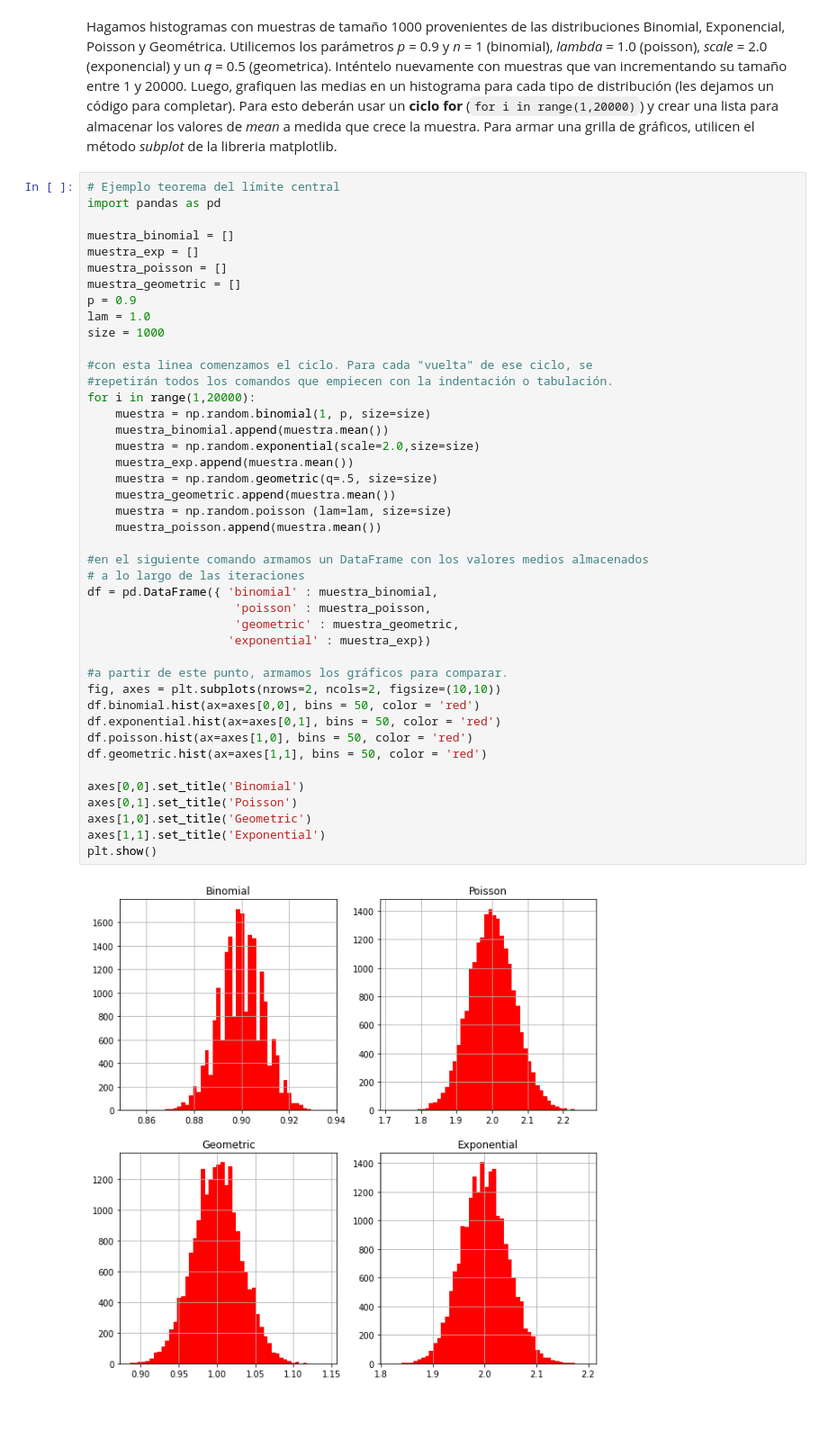
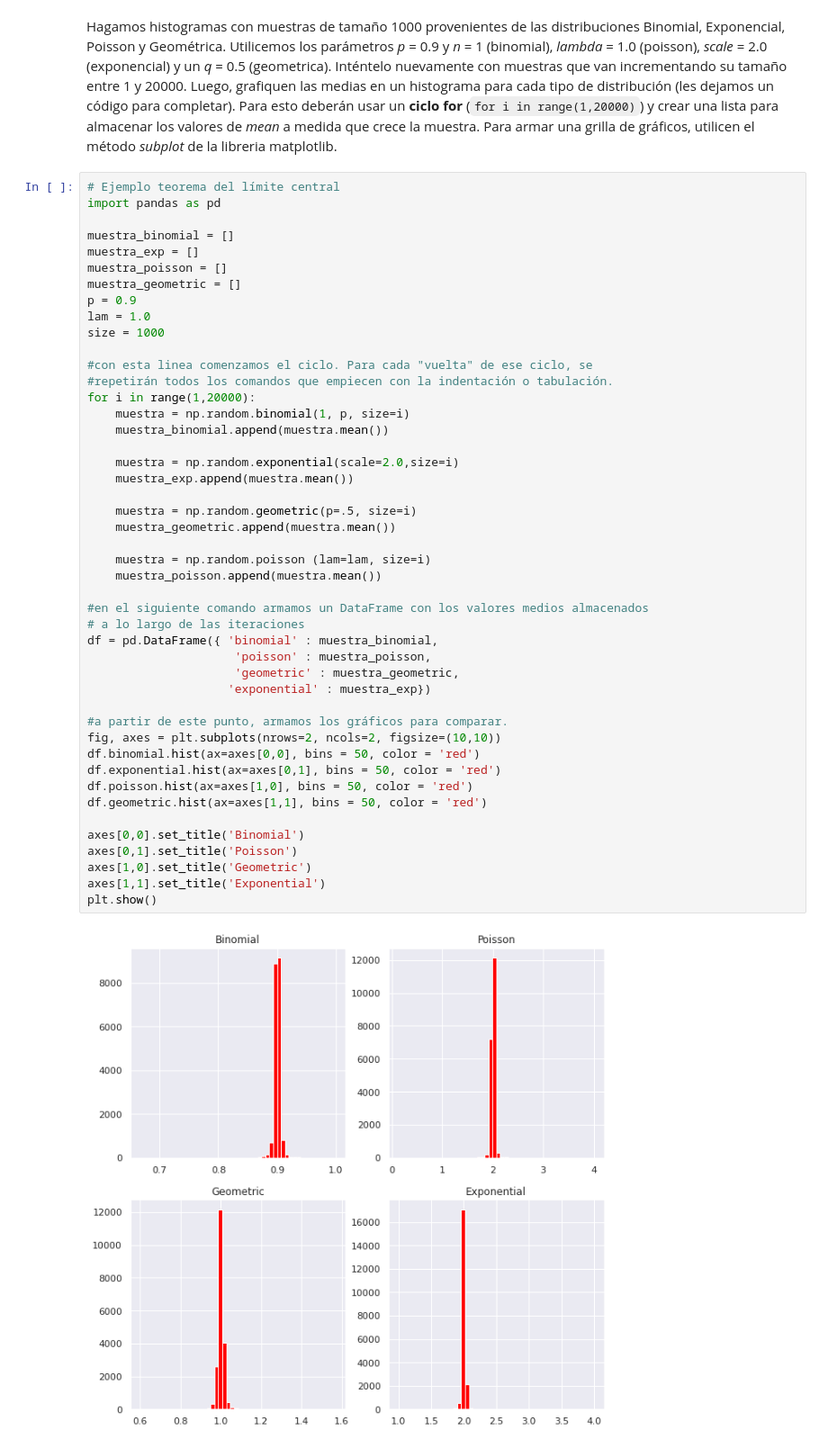
Before and after one commit to Adrieto/DataScience, a Jupyter notebook: Ejercicios_para_Notebook_2_Parte_2_Enero_2023.ipynb, the cells around one changed output. Shown: that part at 90% size. Drawn from its saved outputs; the diff is of its cells as text; blank space fills up the shorter version.

```diff
--- a/Ejercicios_para_Notebook_2_Parte_2_Enero_2023.ipynb
+++ b/Ejercicios_para_Notebook_2_Parte_2_Enero_2023.ipynb
@@ -214,35 +248,38 @@ lam = 1.0
 size = 1000
 
 #con esta linea comenzamos el ciclo. Para cada "vuelta" de ese ciclo, se
 #repetirán todos los comandos que empiecen con la indentación o tabulación.
 for i in range(1,20000):
-    muestra = np.random.binomial(1, p, size=size)
+    muestra = np.random.binomial(1, p, size=i)
     muestra_binomial.append(muestra.mean())
-    muestra = np.random.exponential(scale=2.0,size=size)
+
+    muestra = np.random.exponential(scale=2.0,size=i)
     muestra_exp.append(muestra.mean())
-    muestra = np.random.geometric(q=.5, size=size)
+
+    muestra = np.random.geometric(p=.5, size=i)
     muestra_geometric.append(muestra.mean())
-    muestra = np.random.poisson (lam=lam, size=size)
+
+    muestra = np.random.poisson (lam=lam, size=i)
     muestra_poisson.append(muestra.mean())
 
 #en el siguiente comando armamos un DataFrame con los valores medios almacenados
 # a lo largo de las iteraciones
 df = pd.DataFrame({ 'binomial' : muestra_binomial,
                      'poisson' : muestra_poisson,
                      'geometric' : muestra_geometric,
                     'exponential' : muestra_exp})
 
 #a partir de este punto, armamos los gráficos para comparar.
 fig, axes = plt.subplots(nrows=2, ncols=2, figsize=(10,10))
 df.binomial.hist(ax=axes[0,0], bins = 50, color = 'red')
 df.exponential.hist(ax=axes[0,1], bins = 50, color = 'red')
 df.poisson.hist(ax=axes[1,0], bins = 50, color = 'red')
 df.geometric.hist(ax=axes[1,1], bins = 50, color = 'red')
 
 axes[0,0].set_title('Binomial')
 axes[0,1].set_title('Poisson')
 axes[1,0].set_title('Geometric')
 axes[1,1].set_title('Exponential')
 plt.show()
 # %% [output]
-[figure, old version]
+[figure, new version]
```
Also changed, not shown: parts of 18 cells of this notebook.
